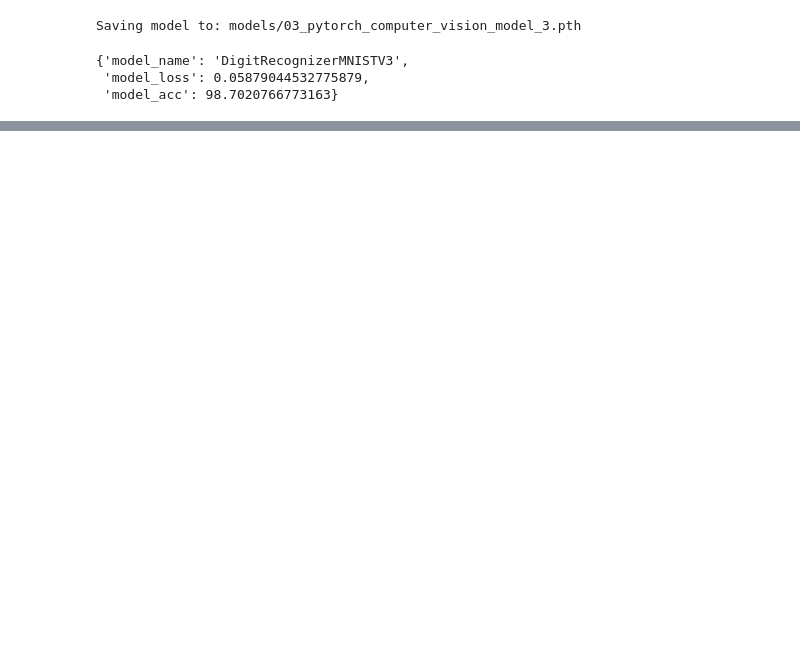
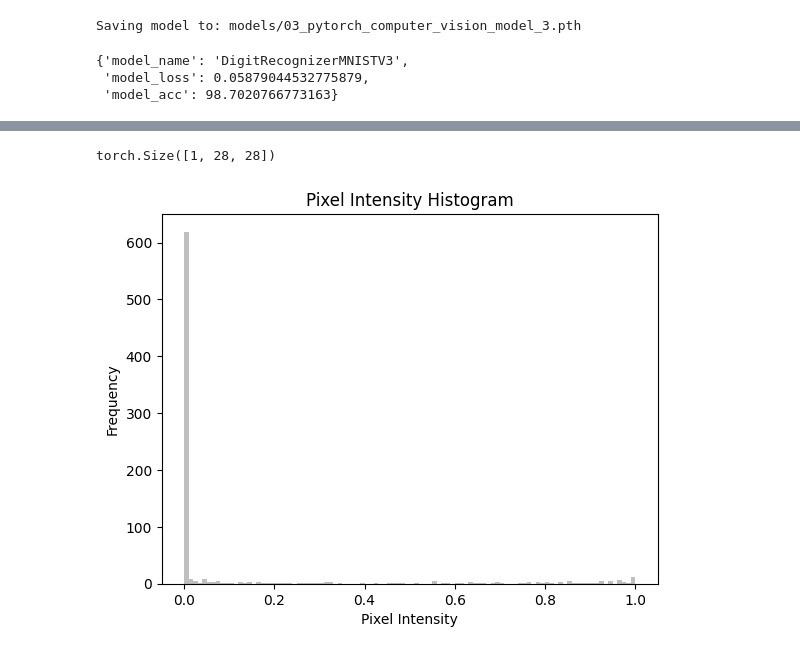
Before and after one commit to haldonmez/mnist-digit-recognizer, a Jupyter notebook: Model_3.ipynb, the cells around one changed output, grey strips where cells are left out. Cells and saved outputs as stored; diff of their text form; code cells hidden in the pictures; blank space fills up the shorter version.

```diff
--- a/Model_3.ipynb
+++ b/Model_3.ipynb
@@ -461,0 +431,10 @@ model_3_results
+# %%
+from torchvision.transforms import ToTensor, Resize, Grayscale, Compose, Lambda, Normalize
+
+transforms = Compose([
+    Resize((28, 28)),
+    ToTensor(),
+])
+
+img2 = transforms(img)
+img2
@@ -461,0 +459,16 @@ model_3_results
+# %%
+img3 = img2[0].unsqueeze(0)
+img3.shape
+# %% [output]
+torch.Size([1, 28, 28])
+# %%
+flatten_image = nn.Flatten()
+img4 = flatten_image(img3)
+
+hist, bin_edges, number_of_x_values= plt.hist(img4, bins=100, color='gray', alpha=0.5)
+plt.title('Pixel Intensity Histogram')
+plt.xlabel('Pixel Intensity')
+plt.ylabel('Frequency')
+plt.show()
+# %% [output]
+[figure, added]
```
Also changed, not shown: parts of 16 cells of this notebook.
